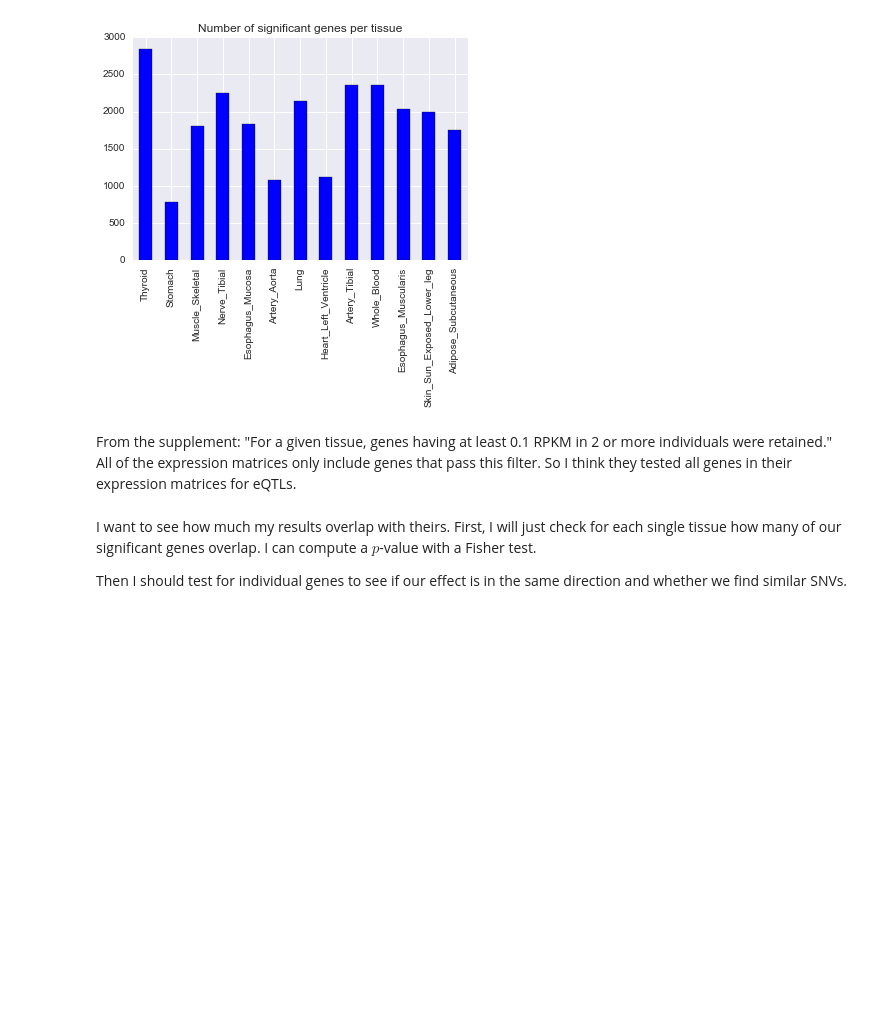
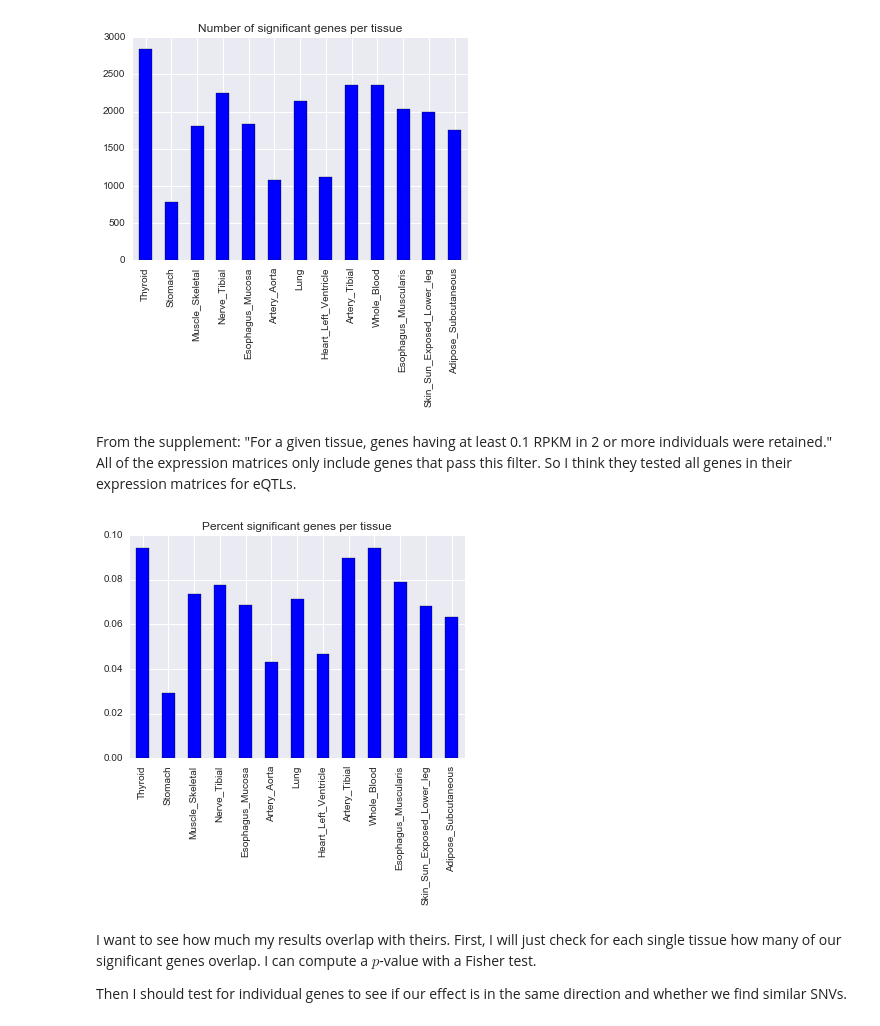
Before and after one commit to frazer-lab/cardips-ipsc-eqtl, a Jupyter notebook: notebooks/GTEx Analysis.ipynb, the cells around one changed output. Drawn from its saved outputs; the diff is of its cells as text; code cells hidden in the pictures; blank space fills up the shorter version.

```diff
--- a/notebooks/GTEx Analysis.ipynb
+++ b/notebooks/GTEx Analysis.ipynb
@@ -76,6 +76,15 @@ ax.set_title('Number of significant genes per tissue');
 From the supplement: "For a given tissue, genes having at least 0.1 RPKM in 2 or more individuals were retained."
 All of the expression matrices only include genes that pass this filter. So I think they tested
 all genes in their expression matrices for eQTLs.
+# %%
+percent = []
+for k in gtex_results.keys():
+    percent.append(len(set(gtex_results[k].Gen_ID)) / float(gtex_exp[k].shape[0]))
+se = pd.Series(percent, gtex_results.keys())
+ax = se.plot(kind='bar')
+ax.set_title('Percent significant genes per tissue');
+# %% [output]
+[figure, added]
 # %% [markdown]
 I want to see how much my results overlap with theirs. First, I will
 just check for each single tissue how many of our significant genes
```
Also changed, not shown: parts of 2 cells of this notebook, 3 other files.
